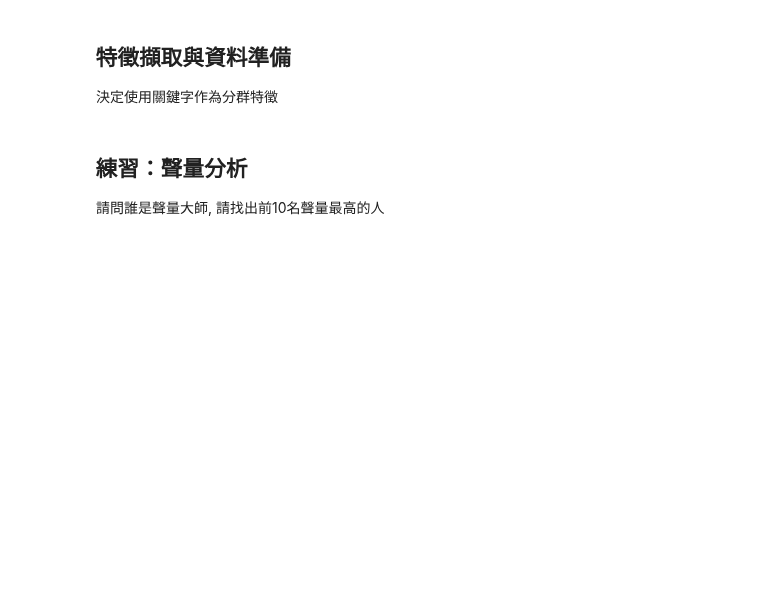
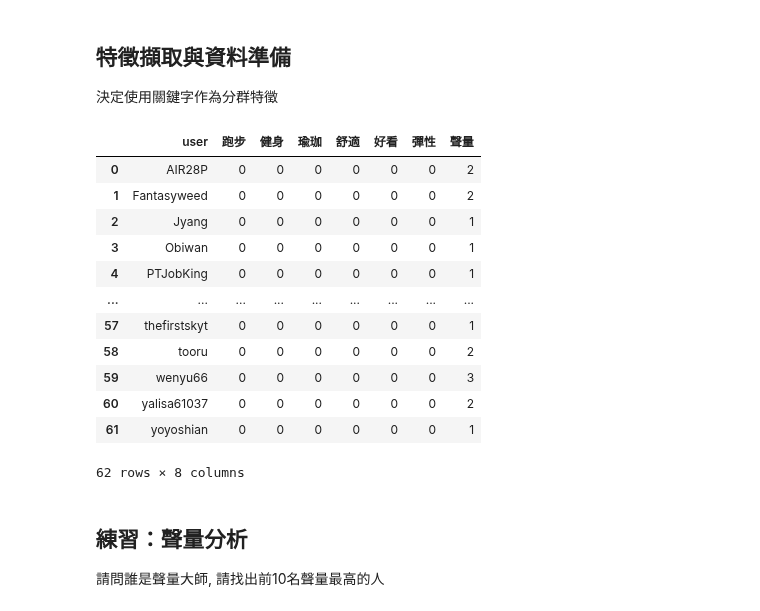
Before and after one commit to pan93412/nkust-homework, a Jupyter notebook: semester-6/marketing/06-comment-stp-sku/01_comment_stp_v2.ipynb, the cells around one changed output. Saved outputs shown, nothing was run; the diff lists cells and outputs as text; code cells hidden in the pictures; blank space fills up the shorter version.

```diff
--- a/semester-6/marketing/06-comment-stp-sku/01_comment_stp_v2.ipynb
+++ b/semester-6/marketing/06-comment-stp-sku/01_comment_stp_v2.ipynb
@@ -21,17 +21,32 @@ underweardata = pd.read_csv('data/PTT_運動內衣_onepage資料留言內容.csv
 # %%
 # 決定分群的特徵值: 載入自選關鍵字
 feature = ["跑步", "健身", "瑜珈", "舒適", "好看", "彈性"]
 
 # 產出每一個Tag欄位，計算每一個商品被該Tag提到與否
 for i in feature:
     underweardata[i] = underweardata['content'].apply(lambda x: 1 if i in x else 0)  # 如果留言內容含feature字詞，就計數１
 
 # 根據每個使用者做彙總
 underweardata["聲量"] = 1
 
 feature.append("聲量")  # 將聲量欄位名加入特徵值list，以利後續讀取資料使用
 
 underweardata_cluster = underweardata.groupby(['user'], as_index=False)[feature].sum()
+underweardata_cluster
+# %% [output]
+|  | user | 跑步 | 健身 | 瑜珈 | 舒適 | 好看 | 彈性 | 聲量 |
+| 0 | AIR28P | 0 | 0 | 0 | 0 | 0 | 0 | 2 |
+| 1 | Fantasyweed | 0 | 0 | 0 | 0 | 0 | 0 | 2 |
+| 2 | Jyang | 0 | 0 | 0 | 0 | 0 | 0 | 1 |
+| 3 | Obiwan | 0 | 0 | 0 | 0 | 0 | 0 | 1 |
+| 4 | PTJobKing | 0 | 0 | 0 | 0 | 0 | 0 | 1 |
+| ... | ... | ... | ... | ... | ... | ... | ... | ... |
+| 57 | thefirstskyt | 0 | 0 | 0 | 0 | 0 | 0 | 1 |
+| 58 | tooru | 0 | 0 | 0 | 0 | 0 | 0 | 2 |
+| 59 | wenyu66 | 0 | 0 | 0 | 0 | 0 | 0 | 3 |
+| 60 | yalisa61037 | 0 | 0 | 0 | 0 | 0 | 0 | 2 |
+| 61 | yoyoshian | 0 | 0 | 0 | 0 | 0 | 0 | 1 |
+62 rows × 8 columns
 # %% [markdown]
  ## 練習：聲量分析
 
```
